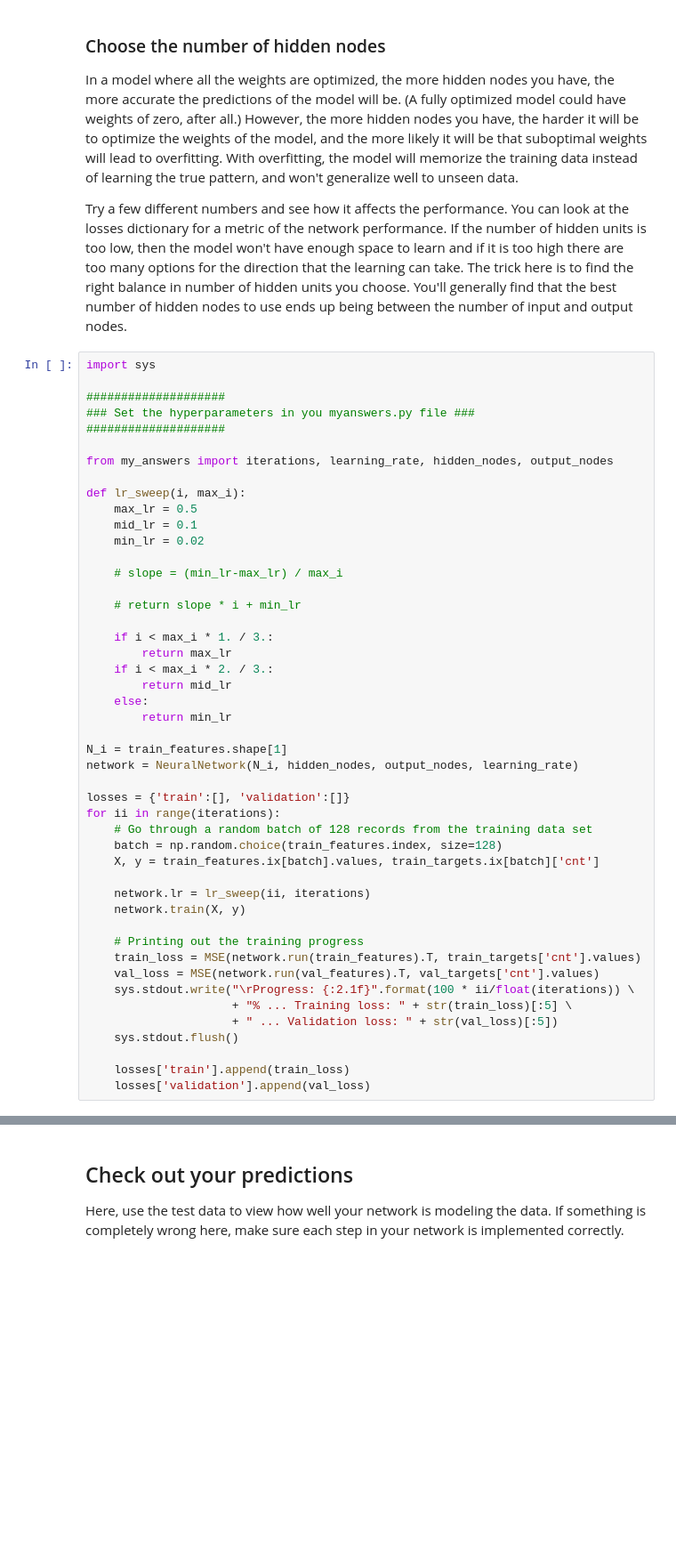
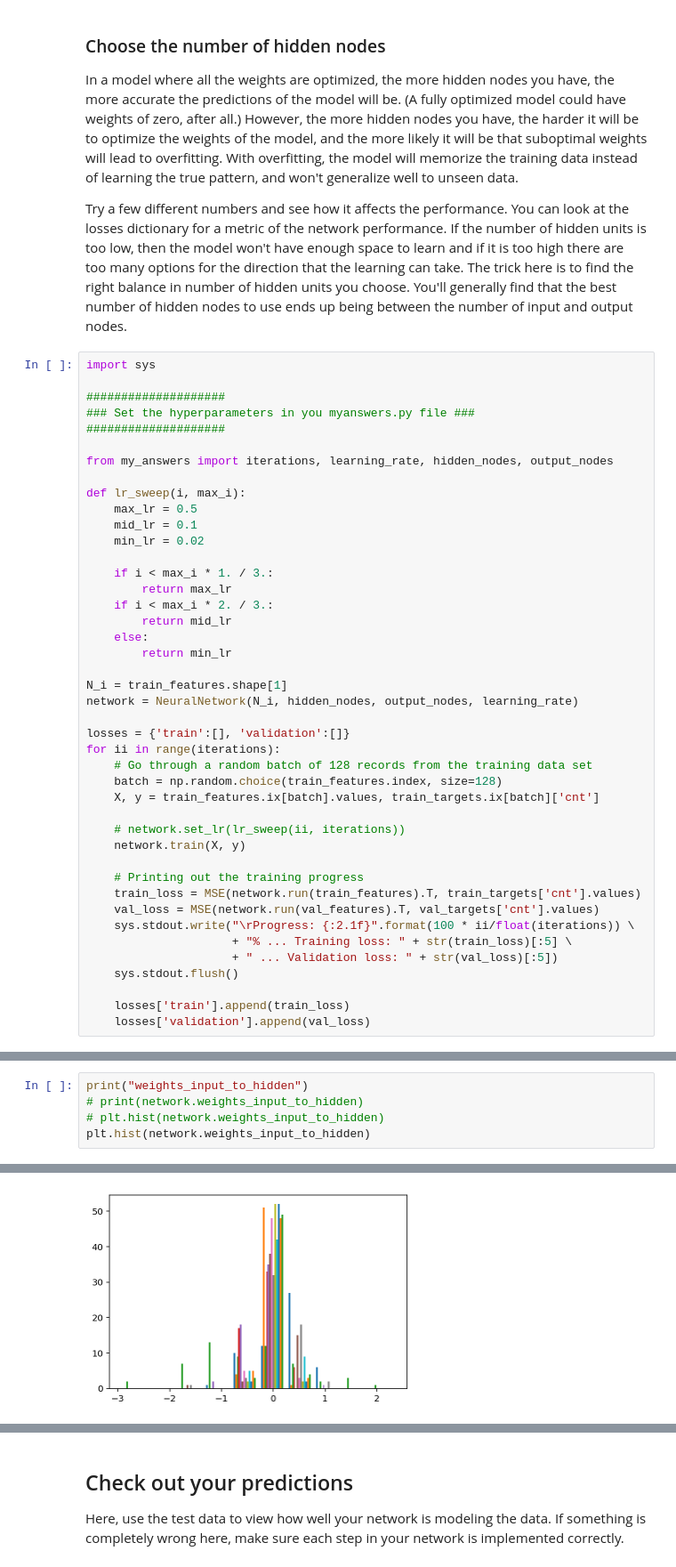
Before and after one commit to mstevenscmu/deep-learning-v2-pytorch, a Jupyter notebook: project-bikesharing/Your_first_neural_network.ipynb, the cells around one changed output, grey strips where cells are left out. Shown: that part at 89% size. Saved outputs shown, nothing was run; the diff lists cells and outputs as text; blank space fills up the shorter version.

```diff
--- a/project-bikesharing/Your_first_neural_network.ipynb
+++ b/project-bikesharing/Your_first_neural_network.ipynb
@@ -198,10 +223,6 @@ def lr_sweep(i, max_i):
     max_lr = 0.5
     mid_lr = 0.1
     min_lr = 0.02
-
-    # slope = (min_lr-max_lr) / max_i
-
-    # return slope * i + min_lr
 
     if i < max_i * 1. / 3.:
         return max_lr
@@ -219,7 +240,7 @@ for ii in range(iterations):
     batch = np.random.choice(train_features.index, size=128)
     X, y = train_features.ix[batch].values, train_targets.ix[batch]['cnt']
 
-    network.lr = lr_sweep(ii, iterations)
+    # network.set_lr(lr_sweep(ii, iterations))
     network.train(X, y)
 
     # Printing out the training progress
@@ -234,0 +265,6 @@ for ii in range(iterations):
+# %%
+print("weights_input_to_hidden")
+# print(network.weights_input_to_hidden)
+# plt.hist(network.weights_input_to_hidden)
+plt.hist(network.weights_input_to_hidden)
+# %% [output]
@@ -235 +289,2 @@ for ii in range(iterations):
+[figure, added]
 # %%
```
Also changed, not shown: parts of 24 cells of this notebook, 1 other file.
